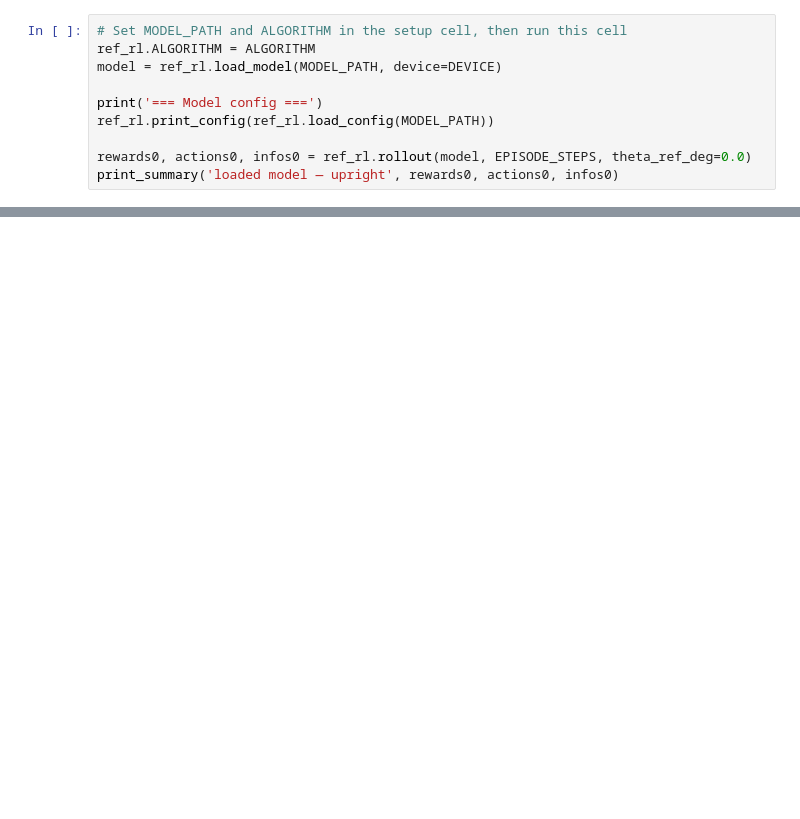
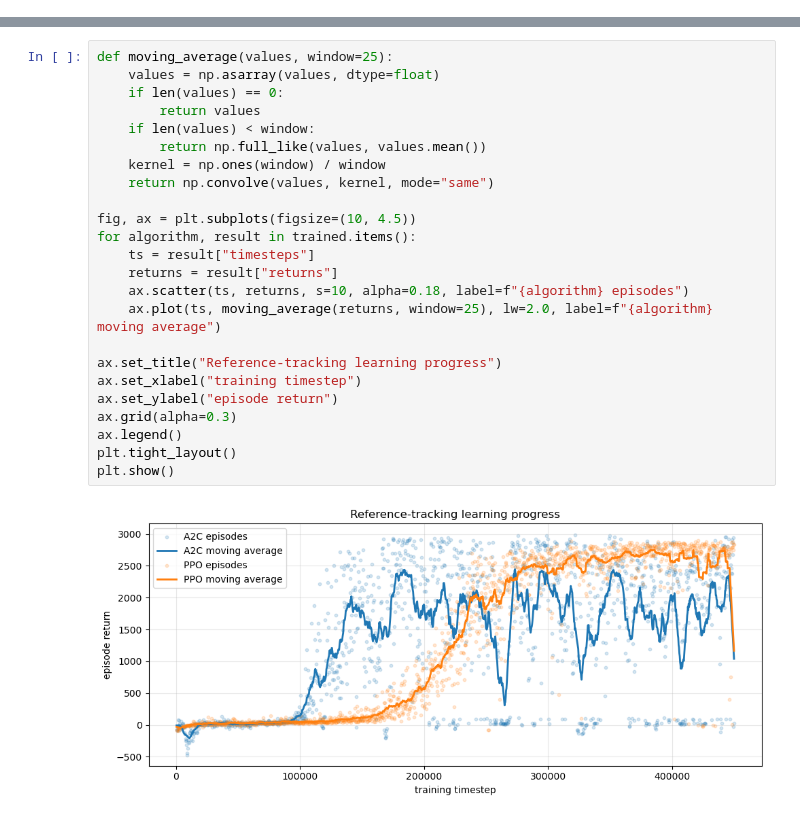
Before and after one commit to SpyrosAnog/ML-for-control-systems-Pendulum, a Jupyter notebook: gym-unbalanced-disk-master/gym_unbalanced_disk/examples-connect-to-exp/actor_critic_rl_reference.ipynb, the cells around one changed output, grey strips where cells are left out. Saved outputs shown, nothing was run; the diff lists cells and outputs as text; blank space fills up the shorter version.

```diff
--- a/gym-unbalanced-disk-master/gym_unbalanced_disk/examples-connect-to-exp/actor_critic_rl_reference.ipynb
+++ b/gym-unbalanced-disk-master/gym_unbalanced_disk/examples-connect-to-exp/actor_critic_rl_reference.ipynb
@@ -320,10 +77,0 @@ print_summary(f'rendered simulation', sim_rewards, sim_actions, sim_infos)
-# %%
-# Set MODEL_PATH and ALGORITHM in the setup cell, then run this cell
-ref_rl.ALGORITHM = ALGORITHM
-model = ref_rl.load_model(MODEL_PATH, device=DEVICE)
-
-print('=== Model config ===')
-ref_rl.print_config(ref_rl.load_config(MODEL_PATH))
-
-rewards0, actions0, infos0 = ref_rl.rollout(model, EPISODE_STEPS, theta_ref_deg=0.0)
-print_summary('loaded model — upright', rewards0, actions0, infos0)
@@ -329,0 +227,26 @@ print_summary('loaded model — upright', rewards0, actions0, infos0)
+# %%
+def moving_average(values, window=25):
+    values = np.asarray(values, dtype=float)
+    if len(values) == 0:
+        return values
+    if len(values) < window:
+        return np.full_like(values, values.mean())
+    kernel = np.ones(window) / window
+    return np.convolve(values, kernel, mode="same")
+
+fig, ax = plt.subplots(figsize=(10, 4.5))
+for algorithm, result in trained.items():
+    ts = result["timesteps"]
+    returns = result["returns"]
+    ax.scatter(ts, returns, s=10, alpha=0.18, label=f"{algorithm} episodes")
+    ax.plot(ts, moving_average(returns, window=25), lw=2.0, label=f"{algorithm} moving average")
+
+ax.set_title("Reference-tracking learning progress")
+ax.set_xlabel("training timestep")
+ax.set_ylabel("episode return")
+ax.grid(alpha=0.3)
+ax.legend()
+plt.tight_layout()
+plt.show()
+# %% [output]
+[figure, added]
```
Also changed, not shown: parts of 38 cells of this notebook, 20 other files.
